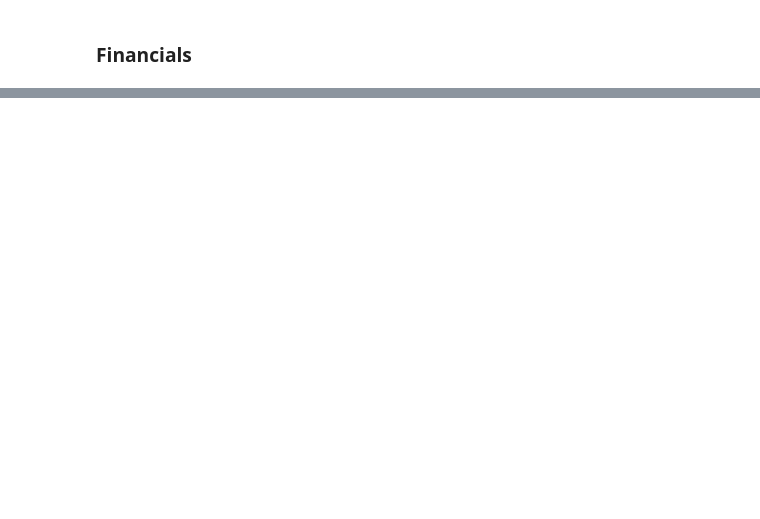
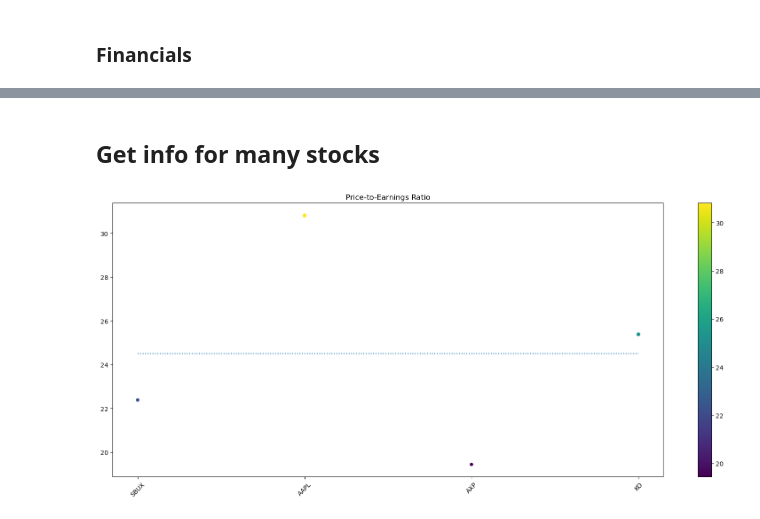
Before and after one commit to nicolasvazquez95/portfolio_optimization, a Jupyter notebook: yahoo_finance_merval.ipynb, the cells around one changed output, grey strips where cells are left out. Saved outputs shown, nothing was run; the diff lists cells and outputs as text; code cells hidden in the pictures; blank space fills up the shorter version.

```diff
--- a/yahoo_finance_merval.ipynb
+++ b/yahoo_finance_merval.ipynb
@@ -61,0 +100,24 @@ ko.get_financials()
+# %% [markdown]
+## Get info for many stocks
+# %%
+stocks = ['SBUX','AAPL','AXP','KO']
+
+trailing_pe = []
+portfolio = []
+for stk in stocks:
+    try:
+        pe = yf.Ticker(stk).get_info()['trailingPE']
+        trailing_pe.append((stk, pe))
+    except:
+        pass
+
+df = pd.DataFrame(trailing_pe, columns=["Stock","PE"])
+# %%
+plt.figure(figsize=(20,8))
+plt.scatter(df["Stock"],df["PE"], s=df["PE"], c=df["PE"])
+plt.hlines(df["PE"].mean(),df.index[0],df.index[-1], linestyle=":")
+plt.xticks(rotation=45)
+plt.colorbar()
+plt.title("Price-to-Earnings Ratio");
+# %% [output]
+[figure, added]
```
Also changed, not shown: parts of 8 cells of this notebook.
